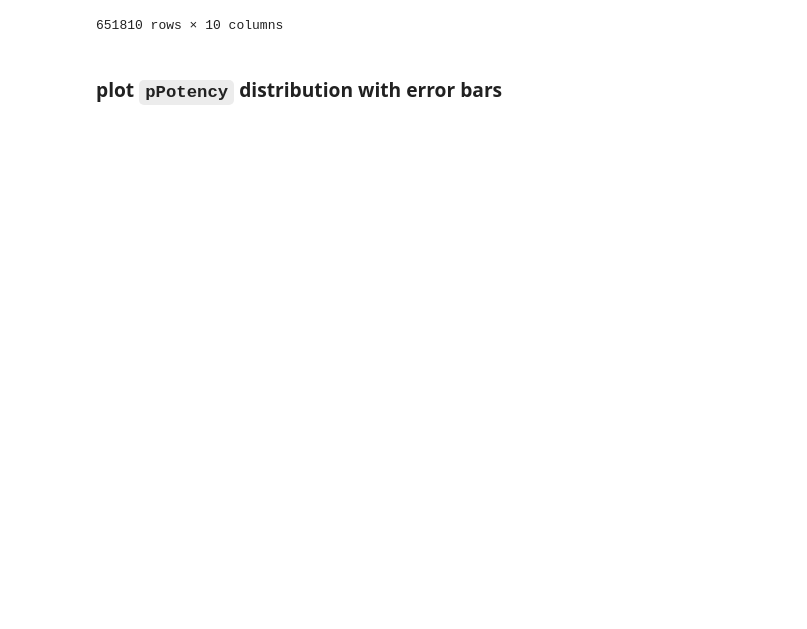
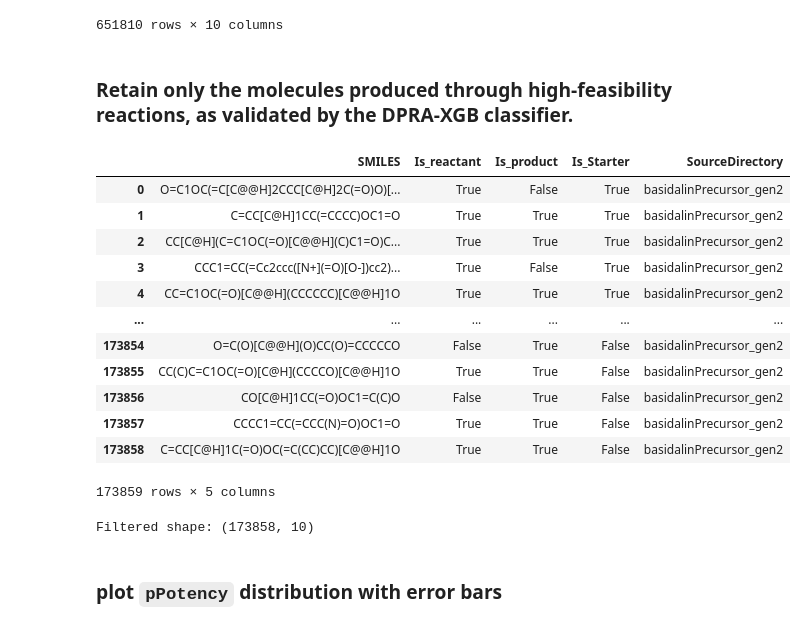
Before and after one commit to soumyadeepghosh35/DTRA_DrugDesign, a Jupyter notebook: DTRA_project_notebooks/Step6_ADMET_BacillusAnthracis.ipynb, the cells around one changed output. Cells and saved outputs as stored; diff of their text form; code cells hidden in the pictures; blank space fills up the shorter version.

```diff
--- a/DTRA_project_notebooks/Step6_ADMET_BacillusAnthracis.ipynb
+++ b/DTRA_project_notebooks/Step6_ADMET_BacillusAnthracis.ipynb
@@ -1323,6 +1323,53 @@ pPotency_prediction range: 1.800 → 5.331
 | 651808 | CC1=C2O[C@](C)(N)C(O)NC[C@H](C)C=... | False | basidalin_Precursor | 3.828076 | 1.119069 | 1.634701 | ... |
 | 651809 | CC1=C2OC[C@H](N)C(O)NC[C@H](C)C=C... | False | basidalin_Precursor | 3.347250 | 1.120364 | 1.151337 | ... |
 651810 rows × 10 columns
+# %% [markdown]
+### Retain only the molecules produced through high-feasibility reactions, as validated by the DPRA-XGB classifier.
+# %%
+doraxgbDir='/users/sghosh6/DTRA_project/MACAW/doranet/scripts/RetroTide_basidalinPrecursor'
+BasidalinPrecursor_highFeasibility_molecules = pd.read_csv(doraxgbDir + '/allReactants_gen2/basidalinPrecursor_gen2_uniqueMolecules.csv')
+BasidalinPrecursor_highFeasibility_molecules
+# %% [output]
+|  | SMILES | Is_reactant | Is_product | Is_Starter | SourceDirectory |
+| 0 | O=C1OC(=C[C@@H]2CCC[C@H]2C(=O)O)[... | True | False | True | basidalinPrecursor_gen2 |
+| 1 | C=CC[C@H]1CC(=CCCC)OC1=O | True | True | True | basidalinPrecursor_gen2 |
+| 2 | CC[C@H](C=C1OC(=O)[C@@H](C)C1=O)C... | True | True | True | basidalinPrecursor_gen2 |
+| 3 | CCC1=CC(=Cc2ccc([N+](=O)[O-])cc2)... | True | False | True | basidalinPrecursor_gen2 |
+| 4 | CC=C1OC(=O)[C@@H](CCCCCC)[C@@H]1O | True | True | True | basidalinPrecursor_gen2 |
+| ... | ... | ... | ... | ... | ... |
+| 173854 | O=C(O)[C@@H](O)CC(O)=CCCCCO | False | True | False | basidalinPrecursor_gen2 |
+| 173855 | CC(C)C=C1OC(=O)[C@H](CCCCO)[C@@H]1O | True | True | False | basidalinPrecursor_gen2 |
+| 173856 | CO[C@H]1CC(=O)OC1=C(C)O | False | True | False | basidalinPrecursor_gen2 |
+| 173857 | CCCC1=CC(=CCC(N)=O)OC1=O | True | True | False | basidalinPrecursor_gen2 |
+| 173858 | C=CC[C@H]1C(=O)OC(=C(CC)CC)[C@@H]1O | True | True | False | basidalinPrecursor_gen2 |
+173859 rows × 5 columns
+# %%
+def canonicalize(smi):
+    try:
+        mol = Chem.MolFromSmiles(smi)
+        return Chem.MolToSmiles(mol) if mol else None
+    except:
+        return None
+
+# Canonicalize SMILES in both DataFrames
+BacillusAnthracis_wART_BasidalinPrecursor_predicted_all["canon_SMILES"] = \
+    BacillusAnthracis_wART_BasidalinPrecursor_predicted_all["SMILES"].apply(canonicalize)
+
+BasidalinPrecursor_highFeasibility_molecules["canon_SMILES"] = \
+    BasidalinPrecursor_highFeasibility_molecules["SMILES"].apply(canonicalize)
+
+# Get valid canonical SMILES set from highFeasibility
+highFeasibility_set = set(BasidalinPrecursor_highFeasibility_molecules["canon_SMILES"].dropna())
+
+# Filter: keep only SMILES present in highFeasibility
+BacillusAnthracis_wART_BasidalinPrecursor_predicted_all = \
+    BacillusAnthracis_wART_BasidalinPrecursor_predicted_all[
+        BacillusAnthracis_wART_BasidalinPrecursor_predicted_all["canon_SMILES"].isin(highFeasibility_set)
+    ].drop(columns="canon_SMILES").reset_index(drop=True)
+
+print(f"Filtered shape: {BacillusAnthracis_wART_BasidalinPrecursor_predicted_all.shape}")
+# %% [output]
+Filtered shape: (173858, 10)
 # %% [markdown]
 ### plot `pPotency` distribution with error bars
 # %%
```
Also changed, not shown: parts of 24 cells of this notebook.
